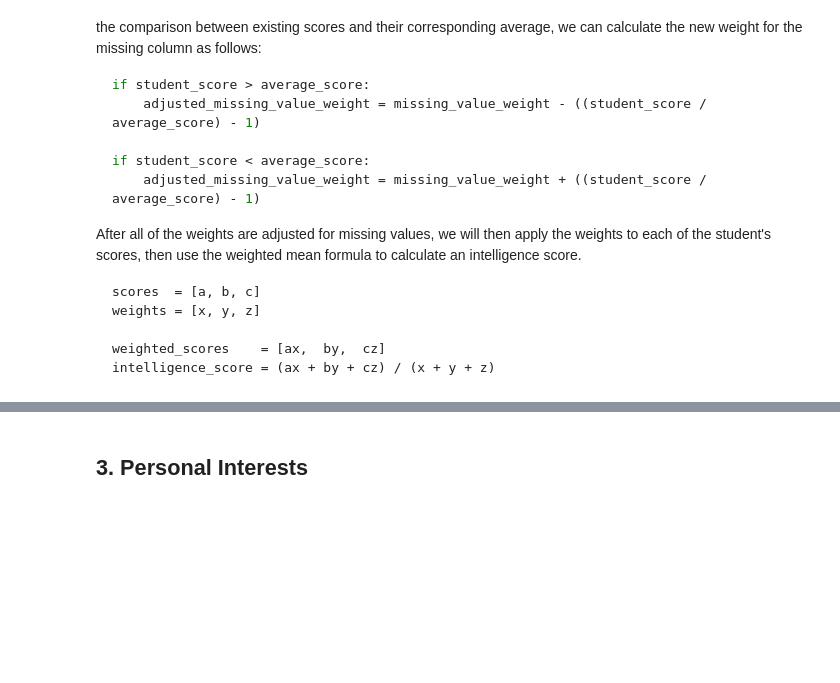
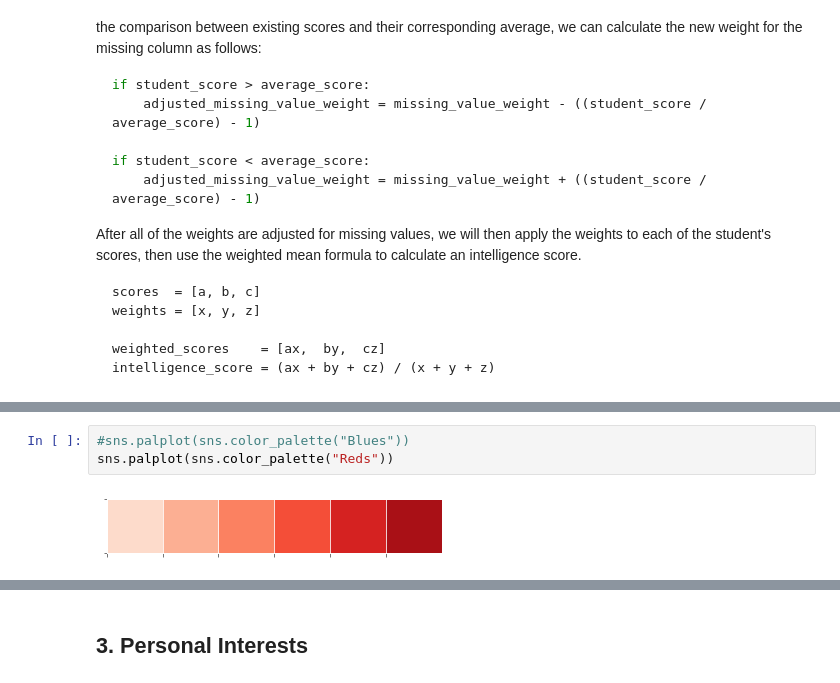
Before and after one commit to dennisfarmer/Factors-of-Academic-Success, a Jupyter notebook: eda.ipynb, the cells around one changed output, grey strips where cells are left out. Drawn from its saved outputs; the diff is of its cells as text; blank space fills up the shorter version.

```diff
--- a/eda.ipynb
+++ b/eda.ipynb
@@ -289,0 +325,5 @@ calc_intelligence(d,a)
+# %%
+#sns.palplot(sns.color_palette("Blues"))
+sns.palplot(sns.color_palette("Reds"))
+# %% [output]
+[figure, added]
```
Also changed, not shown: parts of 22 cells of this notebook, 4 other files.
